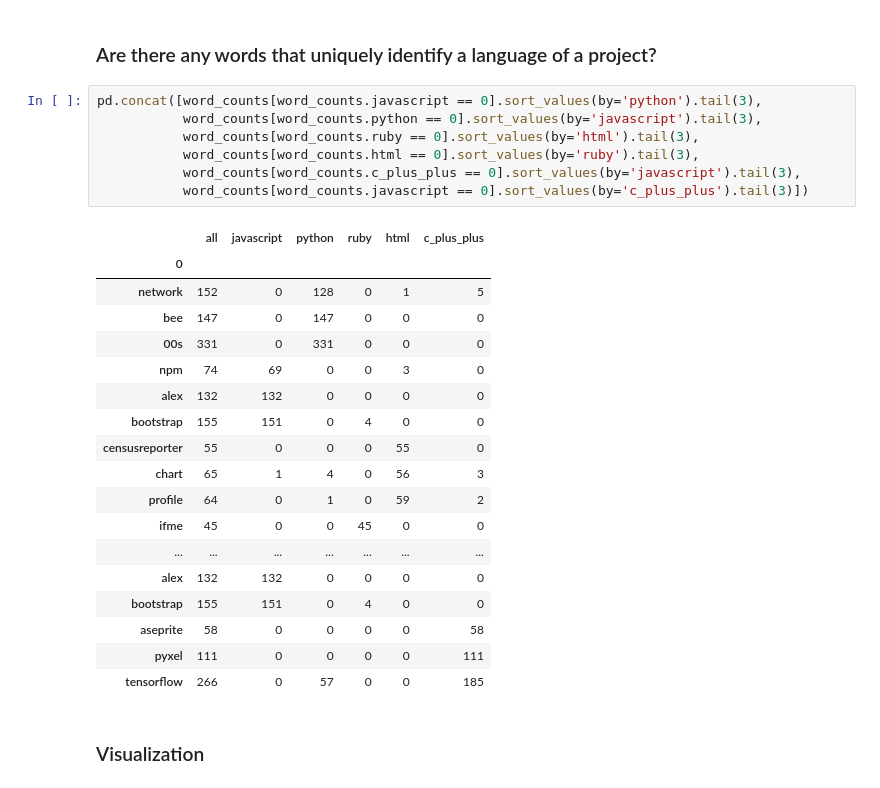
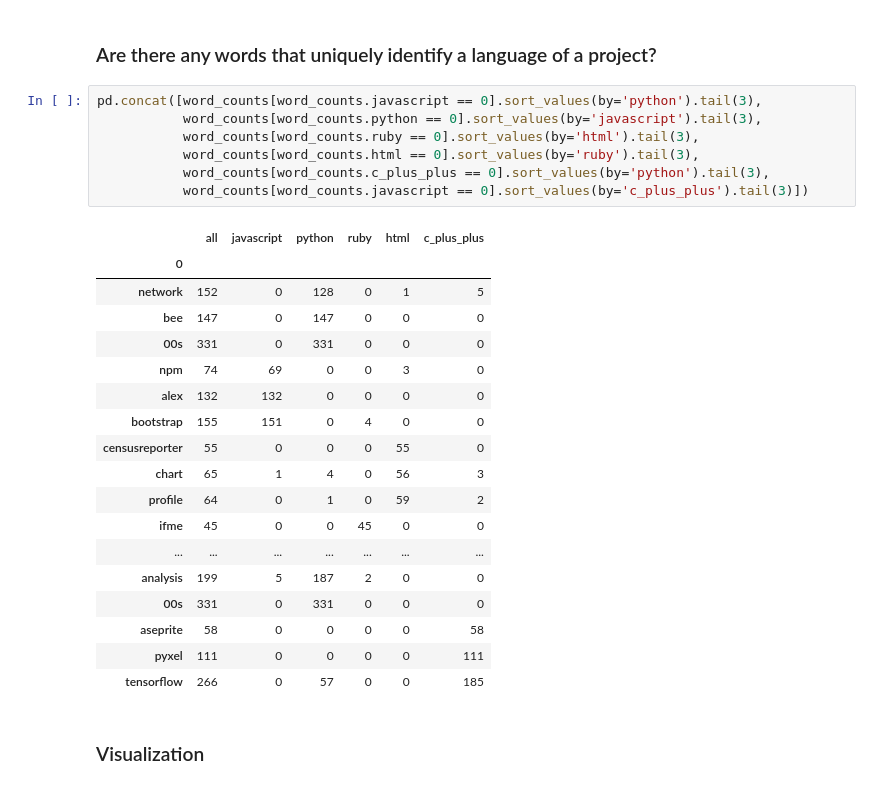
Before and after one commit to NLP-404-Not-Found/nlp-project, a Jupyter notebook: kwames_sketchbook.ipynb, the cells around one changed output. Cells and saved outputs as stored; diff of their text form.

```diff
--- a/kwames_sketchbook.ipynb
+++ b/kwames_sketchbook.ipynb
@@ -270,26 +270,26 @@ word_counts.sort_values(by='all', ascending=False).head(10)
 # %%
 pd.concat([word_counts[word_counts.javascript == 0].sort_values(by='python').tail(3),
            word_counts[word_counts.python == 0].sort_values(by='javascript').tail(3),
            word_counts[word_counts.ruby == 0].sort_values(by='html').tail(3),
            word_counts[word_counts.html == 0].sort_values(by='ruby').tail(3),
-           word_counts[word_counts.c_plus_plus == 0].sort_values(by='javascript').tail(3),
+           word_counts[word_counts.c_plus_plus == 0].sort_values(by='python').tail(3),
            word_counts[word_counts.javascript == 0].sort_values(by='c_plus_plus').tail(3)])
 # %% [output]
 |  | all | javascript | python | ruby | html | c_plus_plus |
 | 0 |  |  |  |  |  |  |
 | network | 152 | 0 | 128 | 0 | 1 | 5 |
 | bee | 147 | 0 | 147 | 0 | 0 | 0 |
 | 00s | 331 | 0 | 331 | 0 | 0 | 0 |
 | npm | 74 | 69 | 0 | 0 | 3 | 0 |
 | alex | 132 | 132 | 0 | 0 | 0 | 0 |
 | bootstrap | 155 | 151 | 0 | 4 | 0 | 0 |
 | censusreporter | 55 | 0 | 0 | 0 | 55 | 0 |
 | chart | 65 | 1 | 4 | 0 | 56 | 3 |
 | profile | 64 | 0 | 1 | 0 | 59 | 2 |
 | ifme | 45 | 0 | 0 | 45 | 0 | 0 |
 | ... | ... | ... | ... | ... | ... | ... |
-| alex | 132 | 132 | 0 | 0 | 0 | 0 |
-| bootstrap | 155 | 151 | 0 | 4 | 0 | 0 |
+| analysis | 199 | 5 | 187 | 2 | 0 | 0 |
+| 00s | 331 | 0 | 331 | 0 | 0 | 0 |
 | aseprite | 58 | 0 | 0 | 0 | 0 | 58 |
 | pyxel | 111 | 0 | 0 | 0 | 0 | 111 |
 | tensorflow | 266 | 0 | 57 | 0 | 0 | 185 |
```
Also changed, not shown: parts of 3 cells of this notebook, 1 other file.
